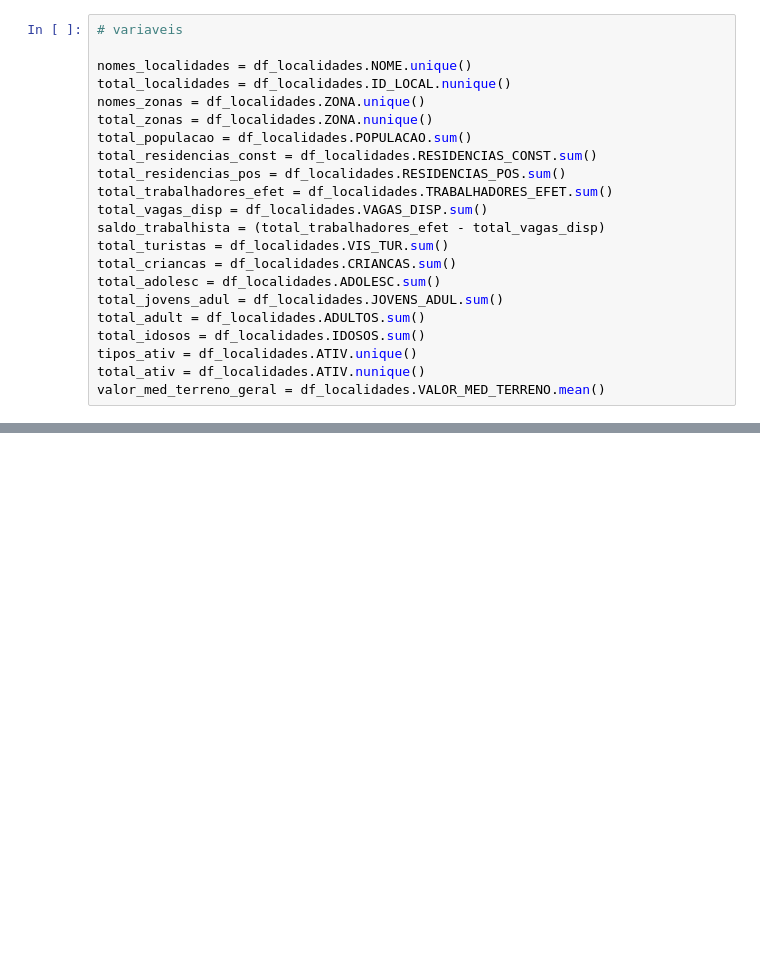
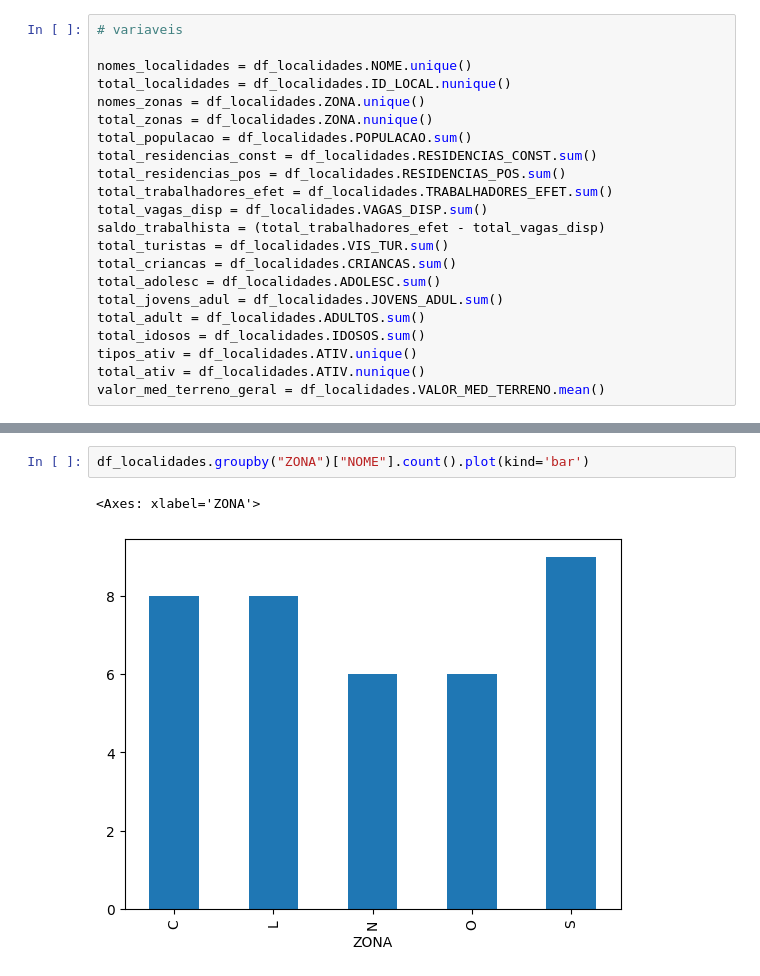
Before and after one commit to thiagodacosta85/WebSys_Virtualha, a Jupyter notebook: dataAnalysis/pythonScripts/localidades/analise_localidades.ipynb, the cells around one changed output, grey strips where cells are left out. Cells and saved outputs as stored; diff of their text form; blank space fills up the shorter version.

```diff
--- a/dataAnalysis/pythonScripts/localidades/analise_localidades.ipynb
+++ b/dataAnalysis/pythonScripts/localidades/analise_localidades.ipynb
@@ -119,0 +111,5 @@ df_atividades
+# %%
+df_localidades.groupby("ZONA")["NOME"].count().plot(kind='bar')
+# %% [output]
+<Axes: xlabel='ZONA'>
+[figure, added]
```
Also changed, not shown: parts of 14 cells of this notebook.
